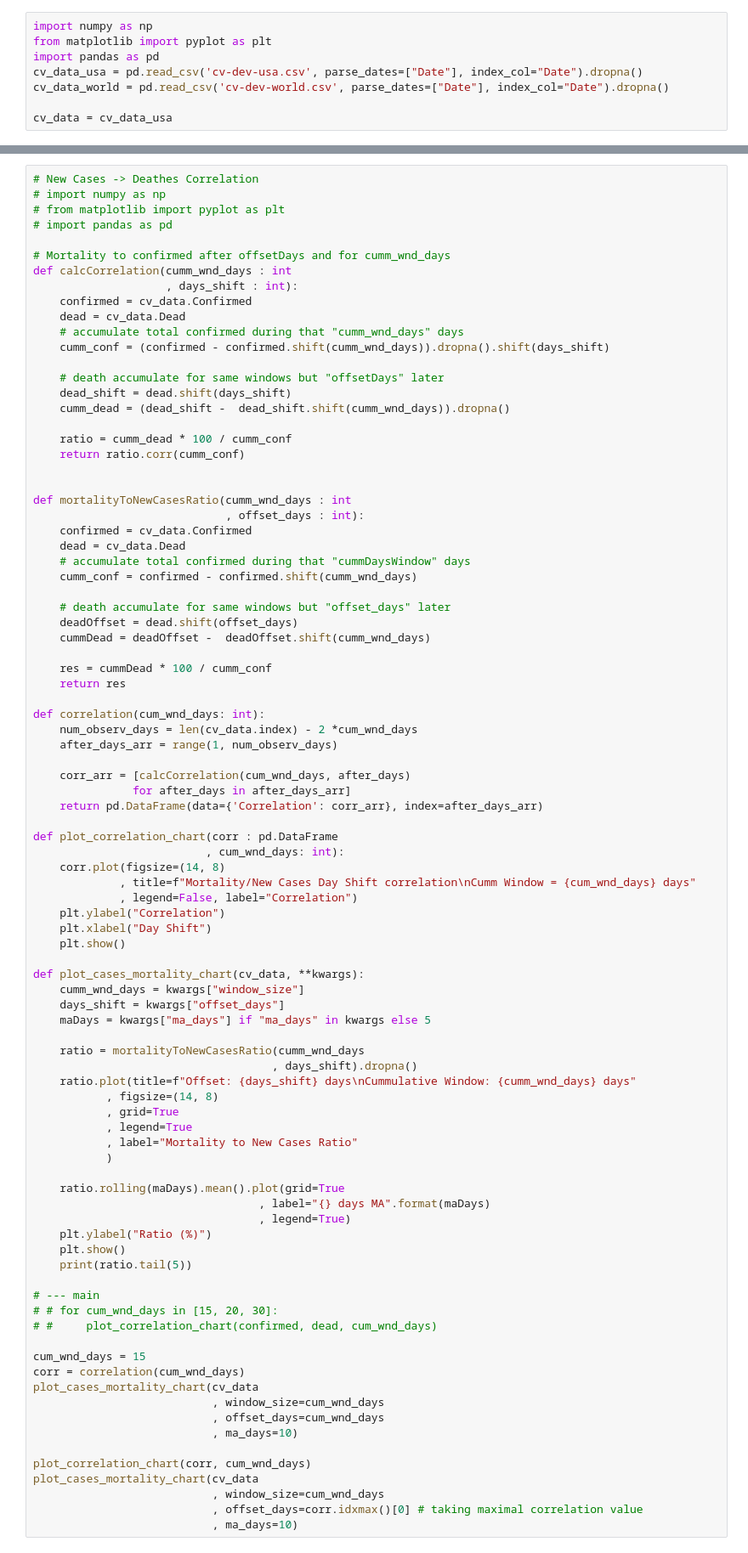
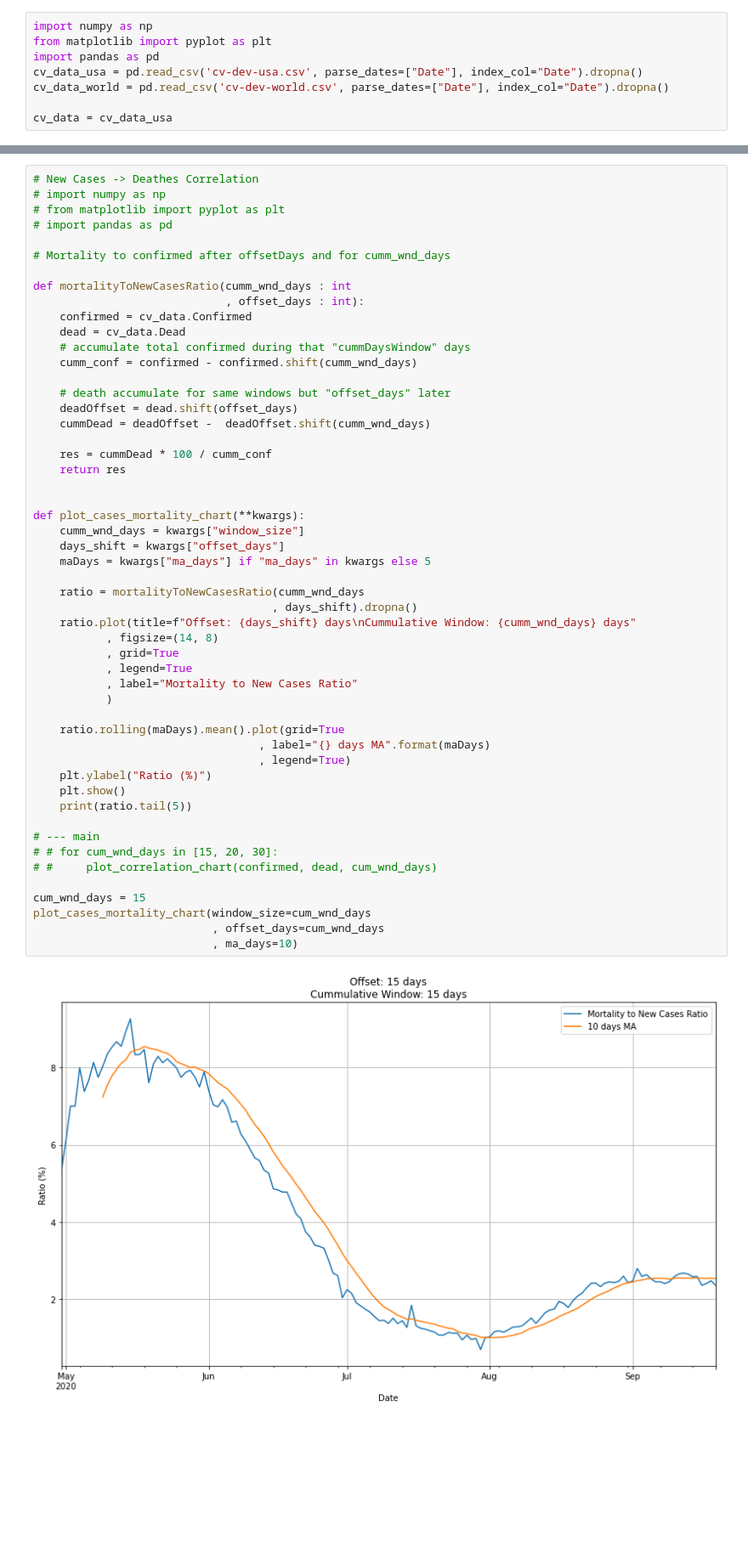
Before and after one commit to olegsheynin/data_analysis, a Jupyter notebook: coronavirus/Coronavirus Development USA.ipynb, the cells around one changed output, grey strips where cells are left out. Shown: that part at 85% size. Saved outputs shown, nothing was run; the diff lists cells and outputs as text; blank space fills up the shorter version.

```diff
--- a/coronavirus/Coronavirus Development USA.ipynb
+++ b/coronavirus/Coronavirus Development USA.ipynb
@@ -130,20 +167,6 @@ plt.show()
 # import pandas as pd
 
 # Mortality to confirmed after offsetDays and for cumm_wnd_days
-def calcCorrelation(cumm_wnd_days : int
-                    , days_shift : int):
-    confirmed = cv_data.Confirmed
-    dead = cv_data.Dead
-    # accumulate total confirmed during that "cumm_wnd_days" days
-    cumm_conf = (confirmed - confirmed.shift(cumm_wnd_days)).dropna().shift(days_shift)
-
-    # death accumulate for same windows but "offsetDays" later
-    dead_shift = dead.shift(days_shift)
-    cumm_dead = (dead_shift -  dead_shift.shift(cumm_wnd_days)).dropna()
-
-    ratio = cumm_dead * 100 / cumm_conf
-    return ratio.corr(cumm_conf)
-
 
 def mortalityToNewCasesRatio(cumm_wnd_days : int
                              , offset_days : int):
@@ -159,57 +182,35 @@ def mortalityToNewCasesRatio(cumm_wnd_days : int
     res = cummDead * 100 / cumm_conf
     return res
 
-def correlation(cum_wnd_days: int):
-    num_observ_days = len(cv_data.index) - 2 *cum_wnd_days
-    after_days_arr = range(1, num_observ_days)
 
-    corr_arr = [calcCorrelation(cum_wnd_days, after_days)
-               for after_days in after_days_arr]
-    return pd.DataFrame(data={'Correlation': corr_arr}, index=after_days_arr)
-
-def plot_correlation_chart(corr : pd.DataFrame
-                          , cum_wnd_days: int):
-    corr.plot(figsize=(14, 8)
-             , title=f"Mortality/New Cases Day Shift correlation\nCumm Window = {cum_wnd_days} days"
-             , legend=False, label="Correlation")
-    plt.ylabel("Correlation")
-    plt.xlabel("Day Shift")
-    plt.show()
-
-def plot_cases_mortality_chart(cv_data, **kwargs):
+def plot_cases_mortality_chart(**kwargs):
     cumm_wnd_days = kwargs["window_size"]
     days_shift = kwargs["offset_days"]
     maDays = kwargs["ma_days"] if "ma_days" in kwargs else 5
 
     ratio = mortalityToNewCasesRatio(cumm_wnd_days
                                     , days_shift).dropna()
     ratio.plot(title=f"Offset: {days_shift} days\nCummulative Window: {cumm_wnd_days} days"
            , figsize=(14, 8)
            , grid=True
            , legend=True
            , label="Mortality to New Cases Ratio"
            )
 
     ratio.rolling(maDays).mean().plot(grid=True
                                   , label="{} days MA".format(maDays)
                                   , legend=True)
     plt.ylabel("Ratio (%)")
     plt.show()
     print(ratio.tail(5))
 
 # --- main
 # # for cum_wnd_days in [15, 20, 30]:
 # #     plot_correlation_chart(confirmed, dead, cum_wnd_days)
 
 cum_wnd_days = 15
-corr = correlation(cum_wnd_days)
-plot_cases_mortality_chart(cv_data
-                           , window_size=cum_wnd_days
+plot_cases_mortality_chart(window_size=cum_wnd_days
                            , offset_days=cum_wnd_days
                            , ma_days=10)
-
-plot_correlation_chart(corr, cum_wnd_days)
-plot_cases_mortality_chart(cv_data
-                           , window_size=cum_wnd_days
-                           , offset_days=corr.idxmax()[0] # taking maximal correlation value
-                           , ma_days=10)
+# %% [output]
+[figure, added]
```
Also changed, not shown: parts of 8 cells of this notebook, 1 other file.
